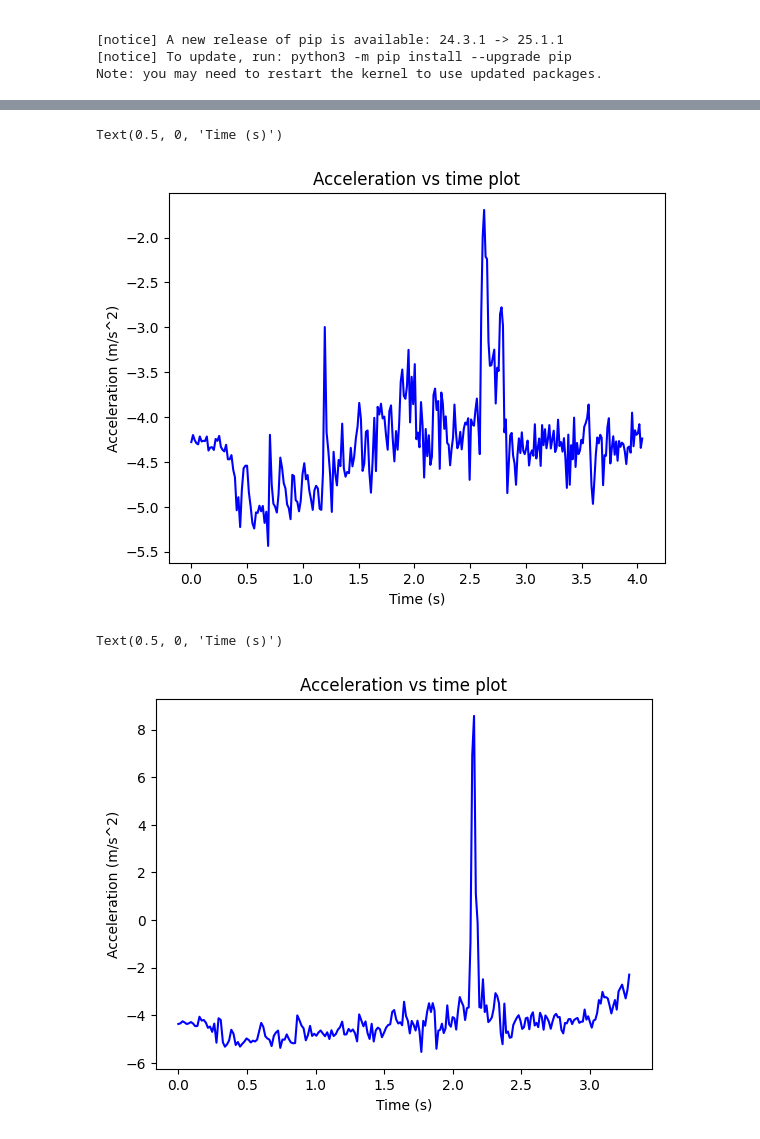
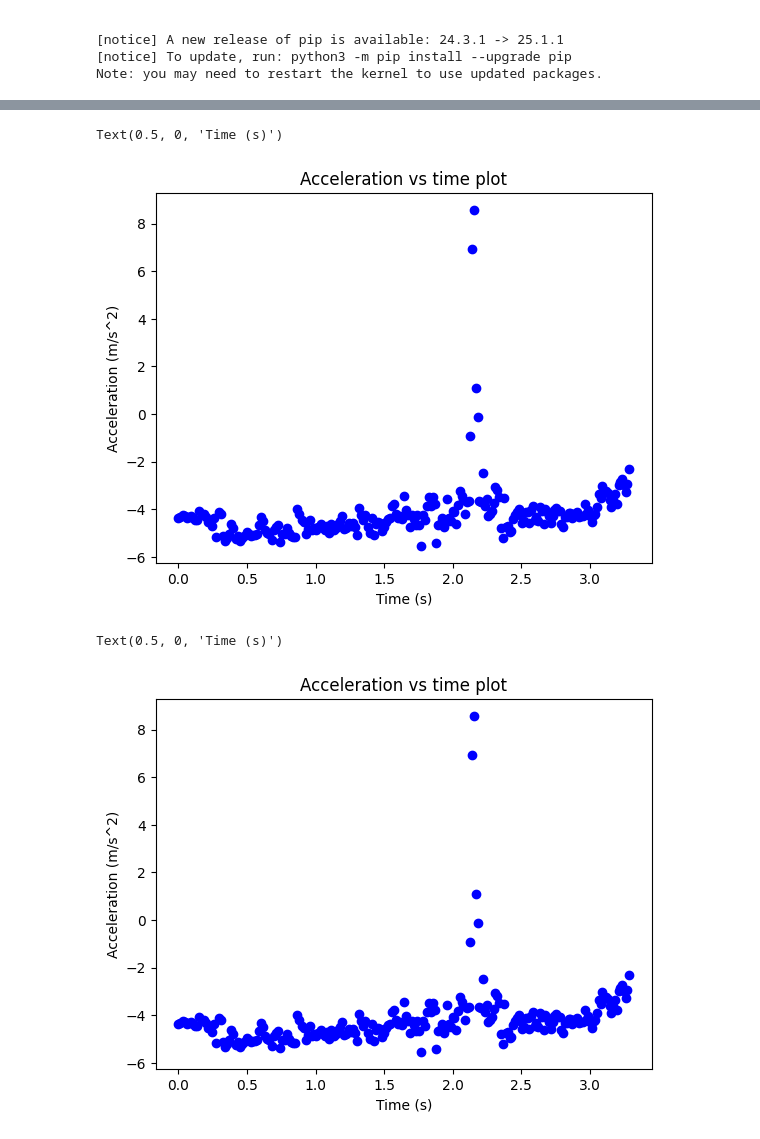
Before and after one commit to leo-c1/4al-final, a Jupyter notebook: DATAANAL.ipynb, the cells around one changed output, grey strips where cells are left out. Cells and saved outputs as stored; diff of their text form; code cells hidden in the pictures.

```diff
--- a/DATAANAL.ipynb
+++ b/DATAANAL.ipynb
@@ -41,6 +43,7 @@ hello
 # %%
-#measured angle = 8.24 degrees
-#g = 9.81
+measuredangle = 8.24
+measuredangleRad = 8.24*np.pi/180
+g = 9.81
 # %%
 #We can calculate theoretical acceleration with gsintheta
 # m = 0.613 kg
@@ -57,34 +60,27 @@ acc_data_unrefined = read_in_array1[:,2]
 
 # We define our calibration function from calibrating our accelerometer (we need to input the slope and intercept here)
 def output_to_accel_x(output):
-  accel = -.000668098522*output + 4.00245820
+  accel = 0.00057755*output - 0.53512604
   return accel
 
-def output_to_accel_y(output):
-  accel = output*-0.0060398+0.13212437
-  return accel
-acc_data = output_to_accel_x(acc_data_unrefined) - 9.81
-
-def output_to_accel_z(output):
-  accel = output*-.0000000402112828+ .000962094461
-  return accel
+acc_data = output_to_accel_x(acc_data_unrefined) - g*np.sin(measuredangleRad)
 # %%
 
 elapsed_time_window = elapsed_time
 acc_data_window = acc_data
 
 #plt.scatter(elapsed_time_window,acc_data_window,color="blue")
-plt.plot(elapsed_time,acc_data_window,color="blue")
+plt.scatter(elapsed_time,acc_data_window,color="blue")
 
 # Provide a title to the plot
 plt.title('Acceleration vs time plot')
 # Label the y-axis
 plt.ylabel('Acceleration (m/s^2)')
 # Label the x-axis
 plt.xlabel('Time (s)')
 # %% [output]
 Text(0.5, 0, 'Time (s)')
-[figure, old version]
+[figure, new version]
 # %%
 
 time2 = read_in_array2[:,0]
@@ -93,19 +89,19 @@ elapsed_time2 = (time2-time2[0]) / 1000.
 
 
 acc_data_unrefined2 = read_in_array2[:,2]
-acc_data2 = output_to_accel_x(acc_data_unrefined2) - 9.81
+acc_data2 = output_to_accel_x(acc_data_unrefined2) - g*np.sin(measuredangleRad)
 
 
 
 #plt.scatter(elapsed_time_window,acc_data_window,color="blue")
-plt.plot(elapsed_time2,acc_data2,color="blue")
+plt.scatter(elapsed_time2,acc_data2,color="blue")
 
 plt.title('Acceleration vs time plot')
 plt.ylabel('Acceleration (m/s^2)')
 plt.xlabel('Time (s)')
 # %% [output]
 Text(0.5, 0, 'Time (s)')
-[figure, old version]
+[figure, new version]
 # %%
 
 time3 = read_in_array3[:,0]
```
Also changed, not shown: parts of 6 cells of this notebook.
